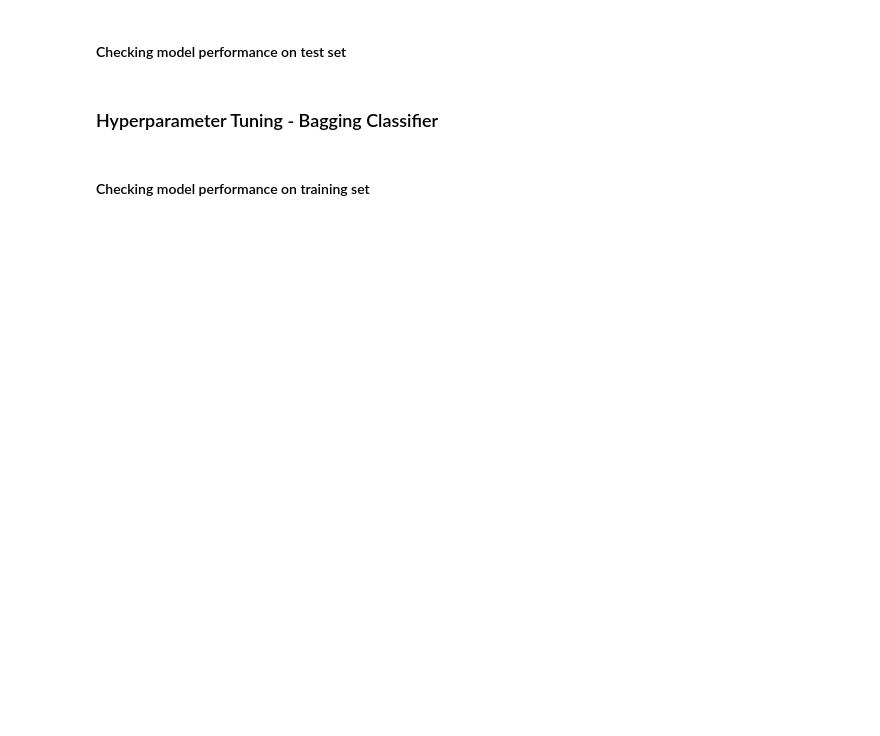
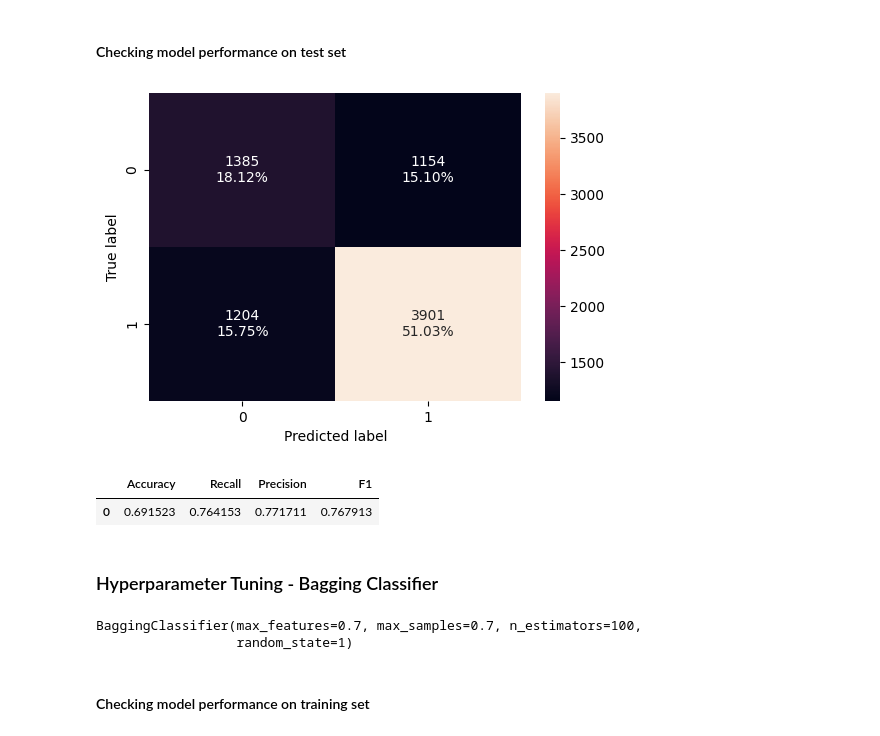
Before and after one commit to atxtori/ActionsExercise, a Jupyter notebook: AJordan__DSBA_Project_EasyVisa_LowCode.ipynb, the cells around one changed output. Saved outputs shown, nothing was run; the diff lists cells and outputs as text; code cells hidden in the pictures; blank space fills up the shorter version.

```diff
--- a/AJordan__DSBA_Project_EasyVisa_LowCode.ipynb
+++ b/AJordan__DSBA_Project_EasyVisa_LowCode.ipynb
@@ -927,3 +939,13 @@ bagging_classifier_model_test_perf
+# %%
+confusion_matrix_sklearn(bagging_classifier, X_test, y_test)
+# %% [output]
+[figure, added]
+# %%
+bagging_classifier_model_test_perf = model_performance_classification_sklearn(bagging_classifier, X_test, y_test)
+bagging_classifier_model_test_perf
+# %% [output]
+|  | Accuracy | Recall | Precision | F1 |
+| 0 | 0.691523 | 0.764153 | 0.771711 | 0.767913 |
 # %% [markdown]
 ### Hyperparameter Tuning - Bagging Classifier
 # %%
@@ -933,22 +955,26 @@ bagging_estimator_tuned = BaggingClassifier(random_state=1)
 # Grid of parameters to choose from
 parameters = {
     "max_samples": [0.7, 0.8],
-    "max_features": [0.5,0.7,1],
-    "n_estimators": np.arange(50,110,25),
+    "max_features": [0.5, 0.7, 1],
+    "n_estimators": np.arange(50, 110, 25),
 }
 
 # Type of scoring used to compare parameter combinations
 acc_scorer = metrics.make_scorer(metrics.f1_score)
 
 # Run the grid search
-grid_obj = '_______' ## Complete the code to run grid search with cv = 5
-grid_obj = grid_obj.'_______' ## Complete the code to fit the grid_obj on train data
+grid_obj = GridSearchCV(estimator=bagging_estimator_tuned, param_grid=parameters, scoring=acc_scorer, cv=5, n_jobs=-1)
+
+grid_obj = grid_obj.fit(X_train, y_train)
 
 # Set the clf to the best combination of parameters
 bagging_estimator_tuned = grid_obj.best_estimator_
 
-# Fit the best algorithm to the data.
+# Fit the best algorithm to the data
 bagging_estimator_tuned.fit(X_train, y_train)
+# %% [output]
+BaggingClassifier(max_features=0.7, max_samples=0.7, n_estimators=100,
+                  random_state=1)
 # %% [markdown]
 #### Checking model performance on training set
 # %%
```
Also changed, not shown: parts of 73 cells of this notebook.
